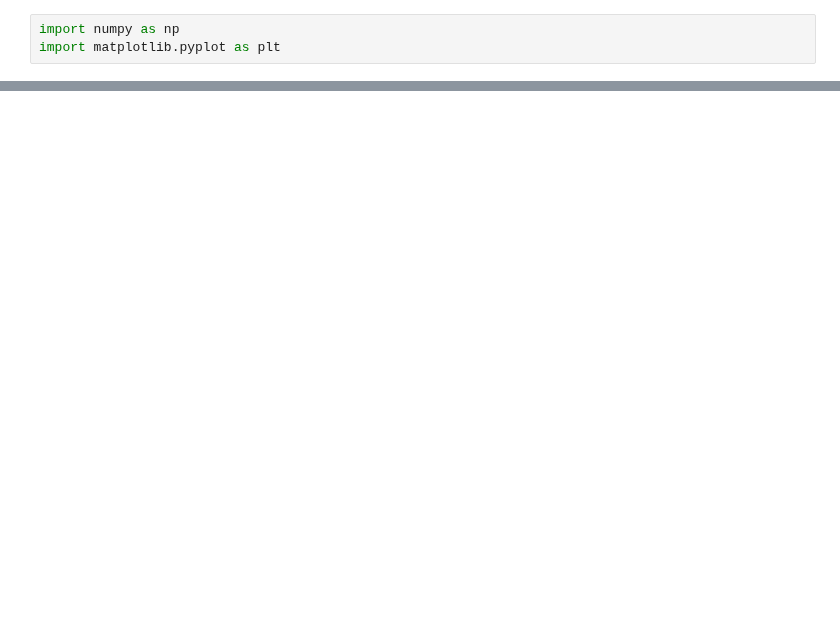
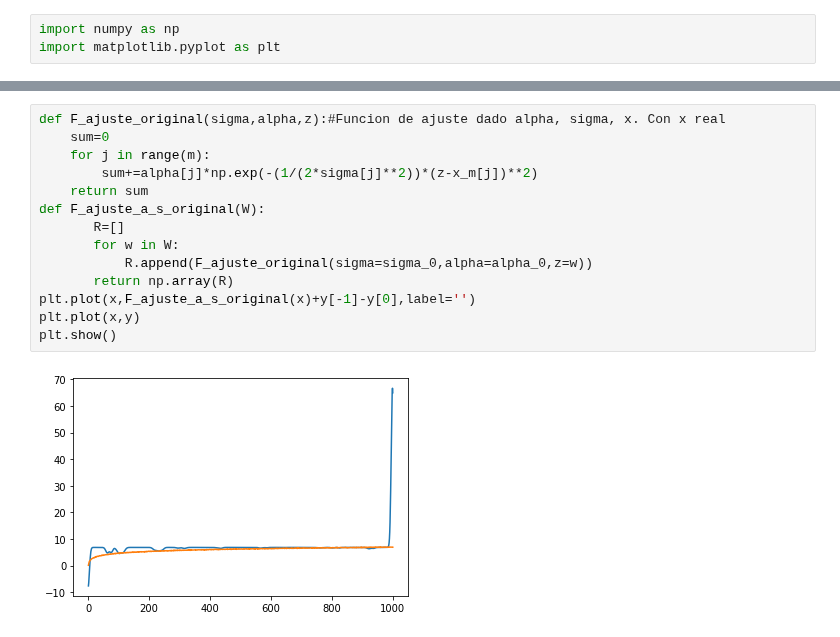
Before and after one commit to JairEsc/Mat_Apl_2, a Jupyter notebook: ML_T1.ipynb, the cells around one changed output, grey strips where cells are left out. Drawn from its saved outputs; the diff is of its cells as text; blank space fills up the shorter version.

```diff
--- a/ML_T1.ipynb
+++ b/ML_T1.ipynb
@@ -78,0 +129,16 @@ array([[0., 0., 0., ..., 0., 0., 0.],
+# %%
+def F_ajuste_original(sigma,alpha,z):#Funcion de ajuste dado alpha, sigma, x. Con x real
+    sum=0
+    for j in range(m):
+        sum+=alpha[j]*np.exp(-(1/(2*sigma[j]**2))*(z-x_m[j])**2)
+    return sum
+def F_ajuste_a_s_original(W):
+       R=[]
+       for w in W:
+           R.append(F_ajuste_original(sigma=sigma_0,alpha=alpha_0,z=w))
+       return np.array(R)
+plt.plot(x,F_ajuste_a_s_original(x)+y[-1]-y[0],label='')
+plt.plot(x,y)
+plt.show()
+# %% [output]
+[figure, added]
```
Also changed, not shown: parts of 6 cells of this notebook.
